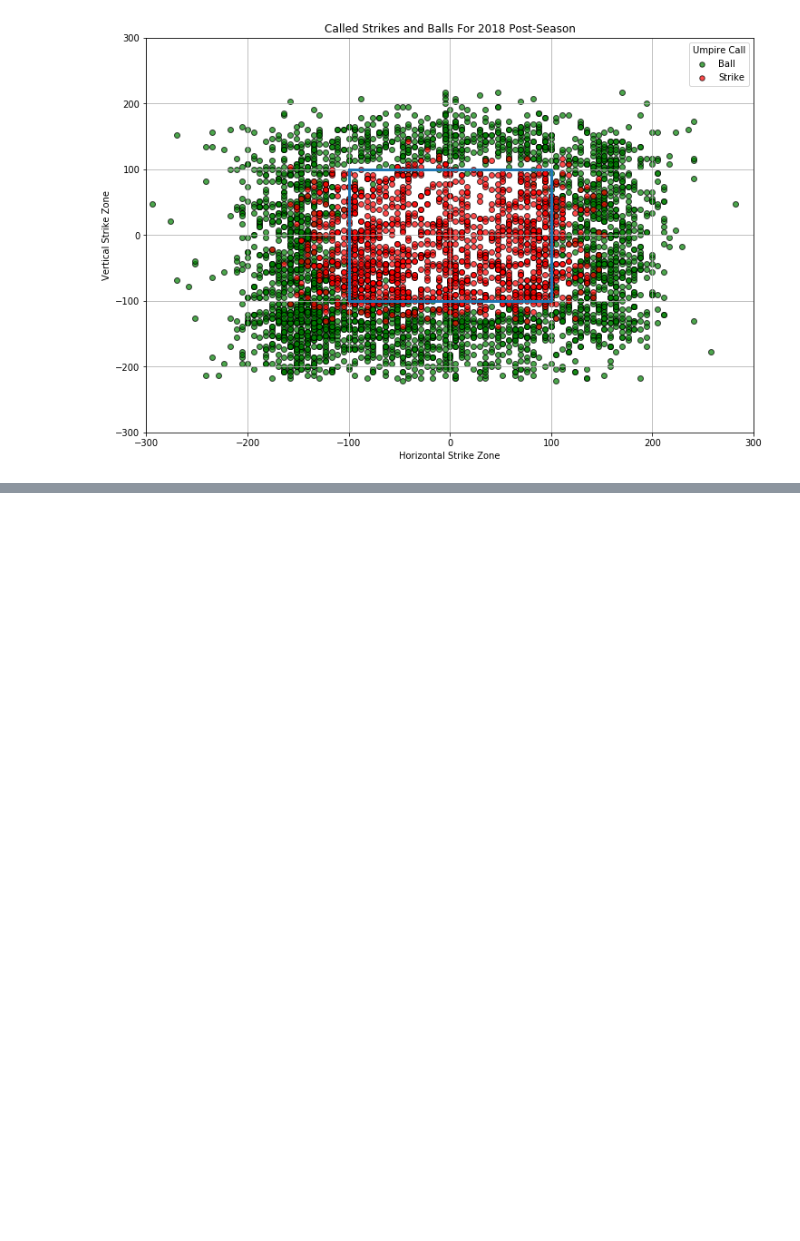
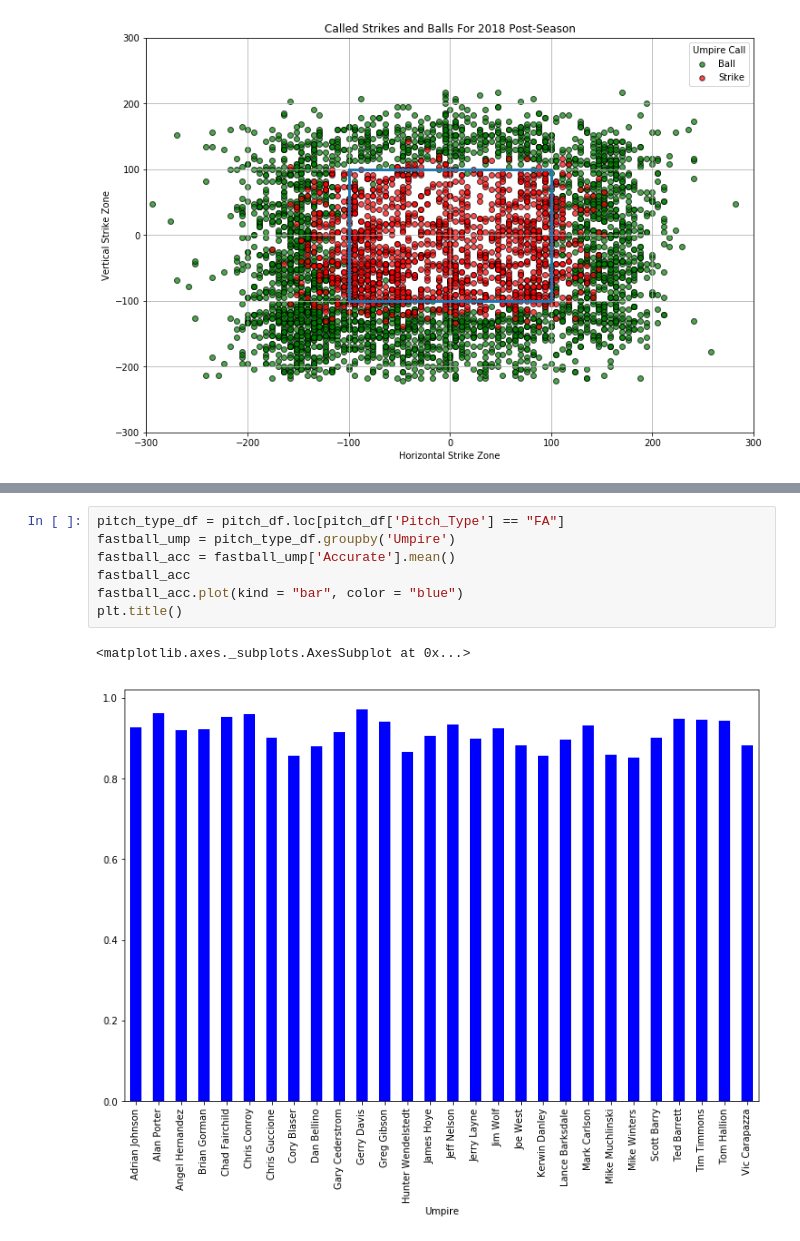
Before and after one commit to ForrestMcDougal/MLB-Postseason-Umpire-Analysis, a Jupyter notebook: umpire_charts.ipynb, the cells around one changed output, grey strips where cells are left out. Cells and saved outputs as stored; diff of their text form; blank space fills up the shorter version.

```diff
--- a/umpire_charts.ipynb
+++ b/umpire_charts.ipynb
@@ -182,0 +156,10 @@ accurate_df
+# %%
+pitch_type_df = pitch_df.loc[pitch_df['Pitch_Type'] == "FA"]
+fastball_ump = pitch_type_df.groupby('Umpire')
+fastball_acc = fastball_ump['Accurate'].mean()
+fastball_acc
+fastball_acc.plot(kind = "bar", color = "blue")
+plt.title()
+# %% [output]
+<matplotlib.axes._subplots.AxesSubplot at 0x...>
+[figure, added]
```
Also changed, not shown: parts of 4 cells of this notebook.
